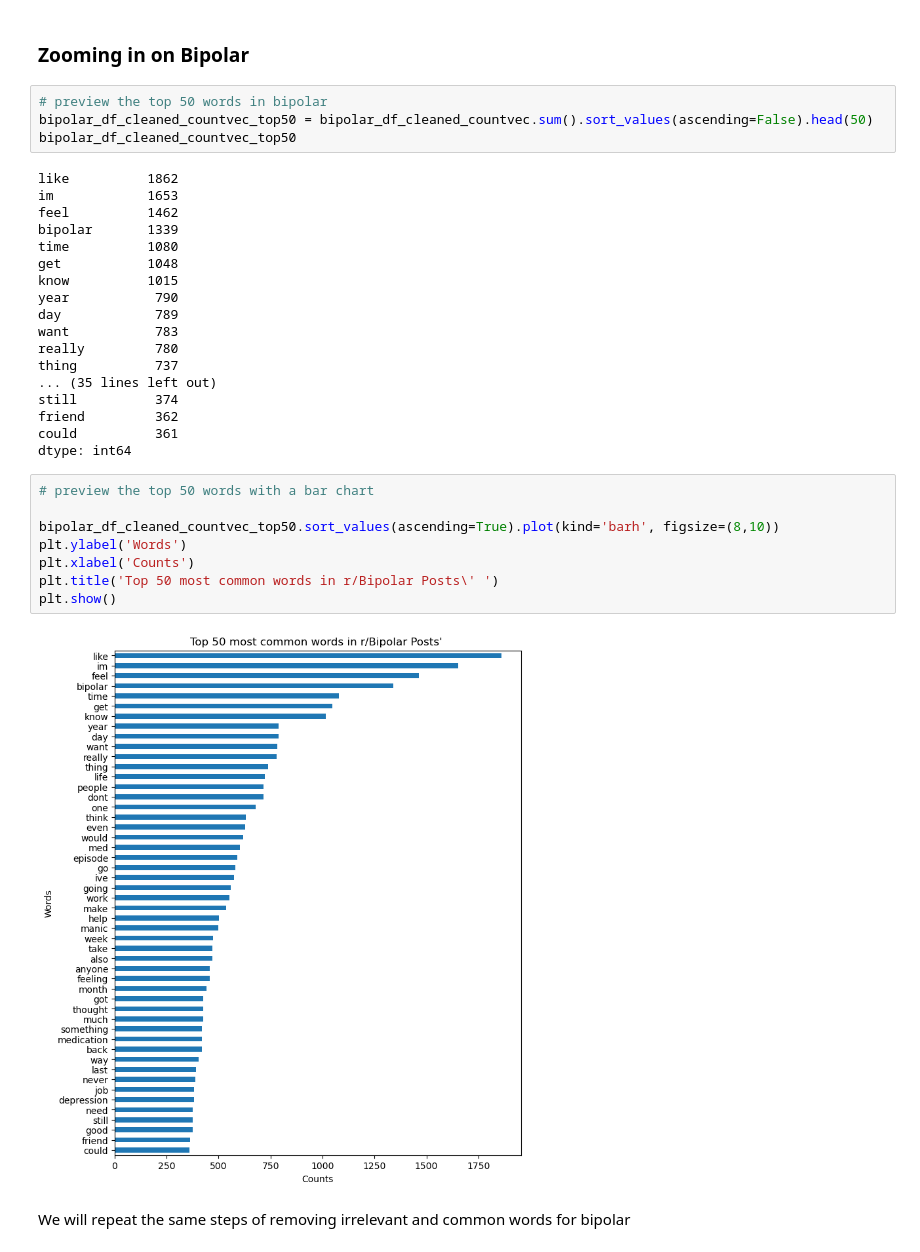
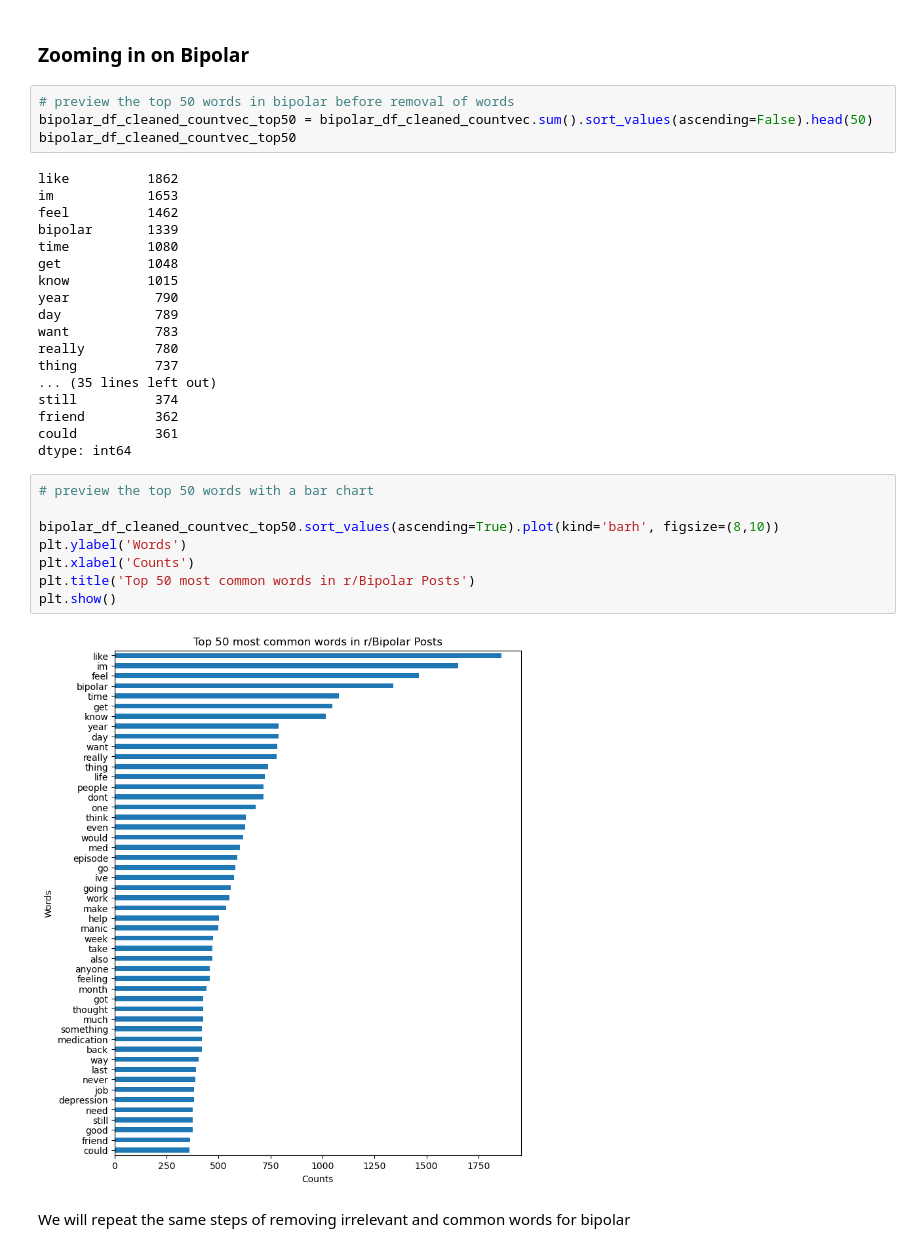
Before and after one commit to charlesyapai/GAProj3, a Jupyter notebook: model/Model 21 June.ipynb, the cells around one changed output. Saved outputs shown, nothing was run; the diff lists cells and outputs as text.

```diff
--- a/model/Model 21 June.ipynb
+++ b/model/Model 21 June.ipynb
@@ -378,7 +394,7 @@ plt.show()
 # %% [markdown]
 ### Zooming in on Bipolar
 # %%
-# preview the top 50 words in bipolar
+# preview the top 50 words in bipolar before removal of words
 bipolar_df_cleaned_countvec_top50 = bipolar_df_cleaned_countvec.sum().sort_values(ascending=False).head(50)
 bipolar_df_cleaned_countvec_top50
 # %% [output]
@@ -402,13 +418,13 @@ dtype: int64
 # %%
 # preview the top 50 words with a bar chart
 
 bipolar_df_cleaned_countvec_top50.sort_values(ascending=True).plot(kind='barh', figsize=(8,10))
 plt.ylabel('Words')
 plt.xlabel('Counts')
-plt.title('Top 50 most common words in r/Bipolar Posts\' ')
+plt.title('Top 50 most common words in r/Bipolar Posts')
 plt.show()
 # %% [output]
-[figure, old version]
+[figure, new version]
 # %% [markdown]
 We will repeat the same steps of removing irrelevant and common words for bipolar
 # %%
```
Also changed, not shown: parts of 85 cells of this notebook, 2 other files.
